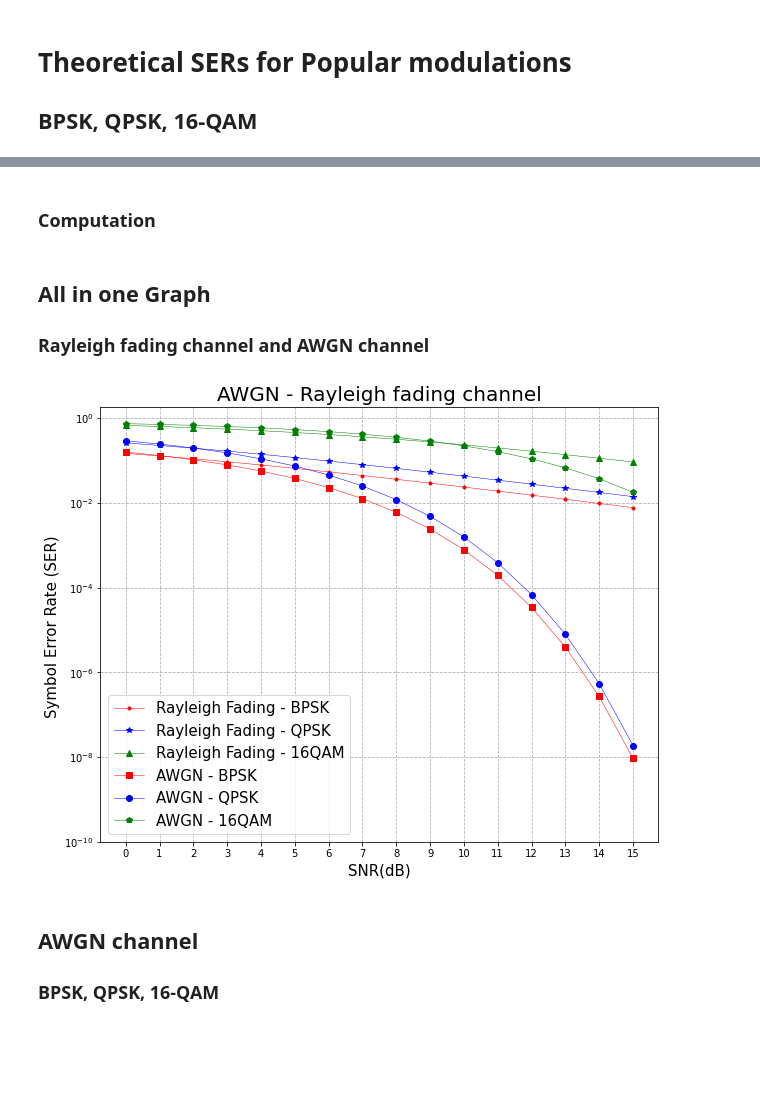
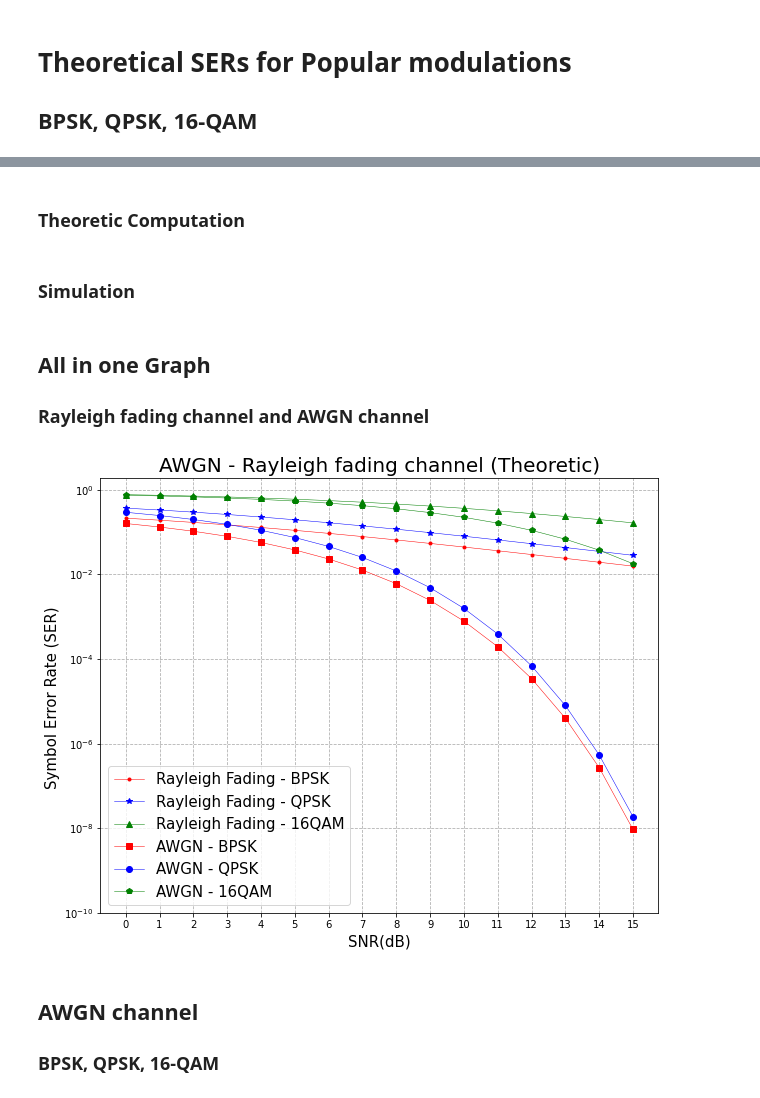
Before and after one commit to IISL-HYU/comm, a Jupyter notebook: 05_modulation.ipynb, the cells around one changed output, grey strips where cells are left out. Drawn from its saved outputs; the diff is of its cells as text; code cells hidden in the pictures; blank space fills up the shorter version.

```diff
--- a/05_modulation.ipynb
+++ b/05_modulation.ipynb
@@ -15,5 +12,5 @@ ModuleNotFoundError: No module named 'modulator'
 # %% [markdown]
-### Computation
+### Theoretic Computation
 # %%
 # Theoretical SERS and Monte-Carlo for Rayleigh channel
 
@@ -25,7 +22,7 @@ snrs = 10 ** (snrs_db/10)
 N = 10000
 
 # Generate Rayleigh fading coefficient samples
-h = np.random.randn(N, 1) + 1j * np.random.randn(N, 1)
+h = (1/np.sqrt(2)) * (np.random.randn(N, 1) + 1j * np.random.randn(N, 1))
 
 # compute monte-carlo snrs for each snr by broadcasting
 snr_mc = snrs * (np.abs(h)**2).T
@@ -46,3 +43,5 @@ for i, snr in enumerate(snr_mc):
     ser_awgn_theory.append(compute_ser(qfunc(np.sqrt(snrs[i]))))
     ser_awgn_qpsk.append(compute_ser(qfunc(np.sqrt(snrs[i])), type='qpsk'))
     ser_awgn_qam.append(compute_ser(qfunc(np.sqrt(snrs[i]), type='16-qam'), type='16-qam'))
+# %% [markdown]
+### Simulation
@@ -52,22 +90,24 @@ for i, snr in enumerate(snr_mc):
 # %%
 # all in one plot
 plt.figure(figsize=(10, 8))
 plt.semilogy(ser_rayleigh_theory, '.-r', linewidth=.5, label='Rayleigh Fading - BPSK')
 plt.semilogy(ser_rayleigh_qpsk, '*-b', linewidth=.5, label='Rayleigh Fading - QPSK')
 plt.semilogy(ser_rayleigh_qam, '^-g', linewidth=.5, label="Rayleigh Fading - 16QAM")
+
 plt.semilogy(ser_awgn_theory, 's-r', linewidth=.5, label='AWGN - BPSK')
 plt.semilogy(ser_awgn_qpsk, 'o-b',linewidth=.5, label='AWGN - QPSK')
 plt.semilogy(ser_awgn_qam, 'p-g', linewidth=.5, label='AWGN - 16QAM')
+
 plt.xticks(np.arange(0, 16, dtype=np.int32))
 plt.yticks([1e0, 1e-2, 1e-4, 1e-6, 1e-8, 1e-10])
-plt.title("AWGN - Rayleigh fading channel", fontsize=20)
+plt.title("AWGN - Rayleigh fading channel (Theoretic)", fontsize=20)
 plt.xlabel("SNR(dB)", fontsize=15)
 plt.ylabel("Symbol Error Rate (SER) ", fontsize=15)
 plt.grid(linestyle='--')
 plt.legend(fontsize=15)
 plt.show()
 # %% [output]
-[figure, old version]
+[figure, new version]
 # %% [markdown]
 ## AWGN channel
 
```
Also changed, not shown: parts of 5 cells of this notebook, 3 other files.
